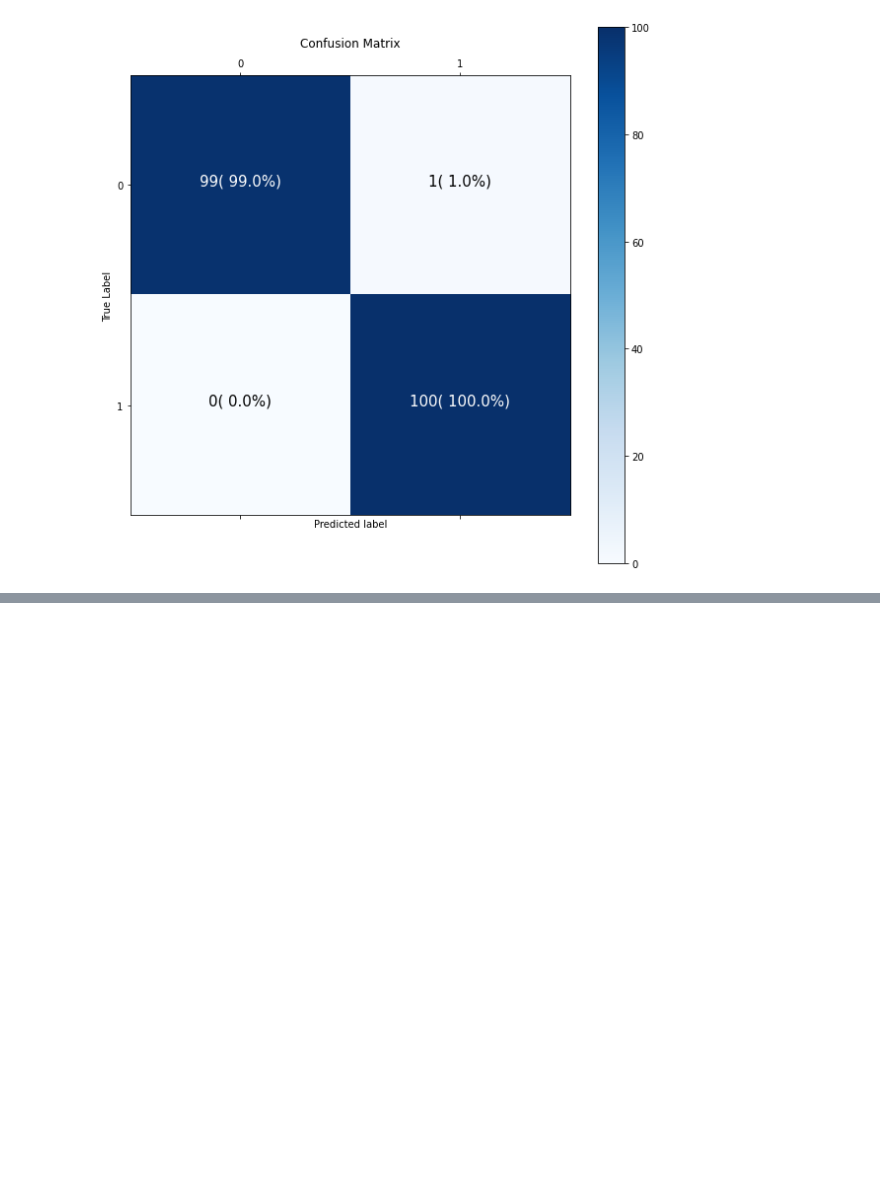
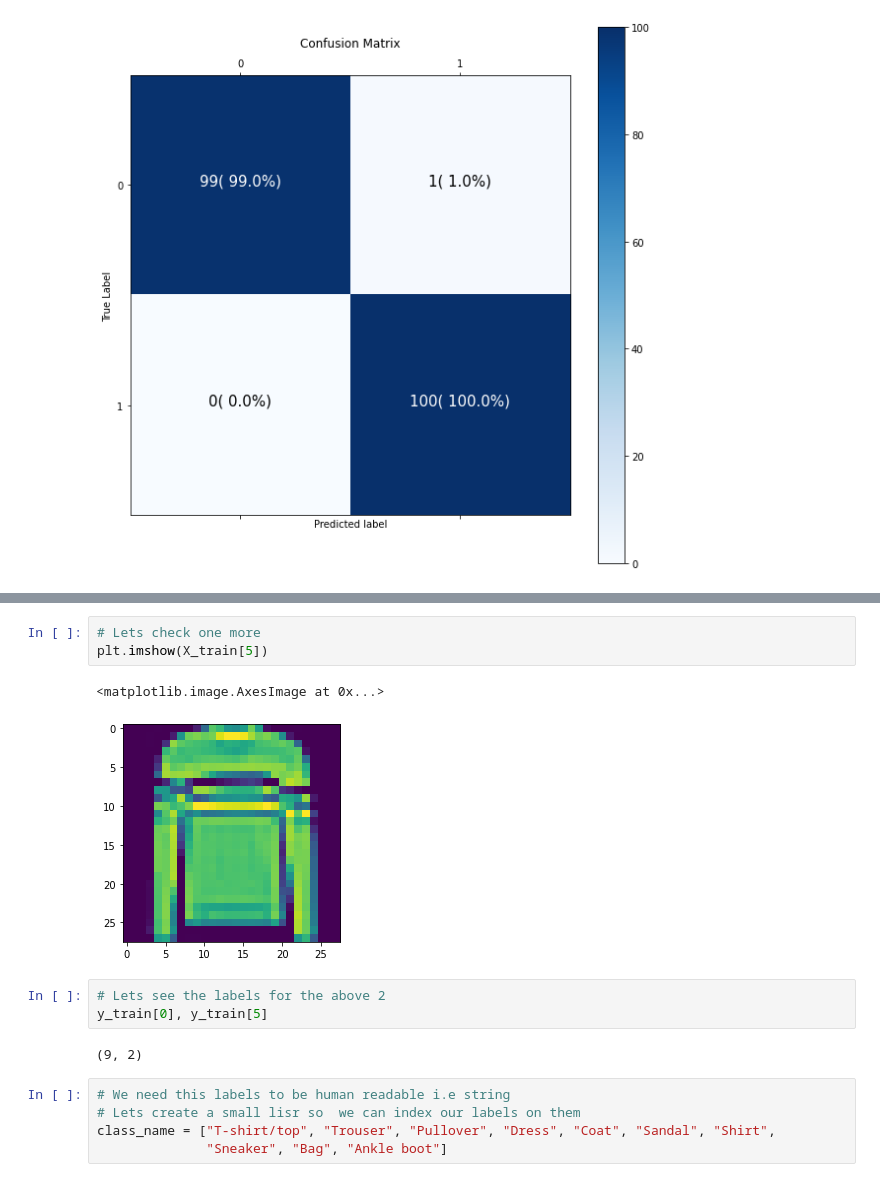
Before and after one commit to Jayveersinh-Raj/Neural_Networks_Classification, a Jupyter notebook: Neural_Networks_Classification_TensorFlow.ipynb, the cells around one changed output, grey strips where cells are left out. Drawn from its saved outputs; the diff is of its cells as text; blank space fills up the shorter version.

```diff
--- a/Neural_Networks_Classification_TensorFlow.ipynb
+++ b/Neural_Networks_Classification_TensorFlow.ipynb
@@ -956,0 +1018,16 @@ plot_matrix (y_test, y_pred)
+# %%
+# Lets check one more
+plt.imshow(X_train[5])
+# %% [output]
+<matplotlib.image.AxesImage at 0x...>
+[figure, added]
+# %%
+# Lets see the labels for the above 2
+y_train[0], y_train[5]
+# %% [output]
+(9, 2)
+# %%
+# We need this labels to be human readable i.e string
+# Lets create a small lisr so  we can index our labels on them
+class_name = ["T-shirt/top", "Trouser", "Pullover", "Dress", "Coat", "Sandal", "Shirt",
+              "Sneaker", "Bag", "Ankle boot"]
```
Also changed, not shown: parts of 23 cells of this notebook.
